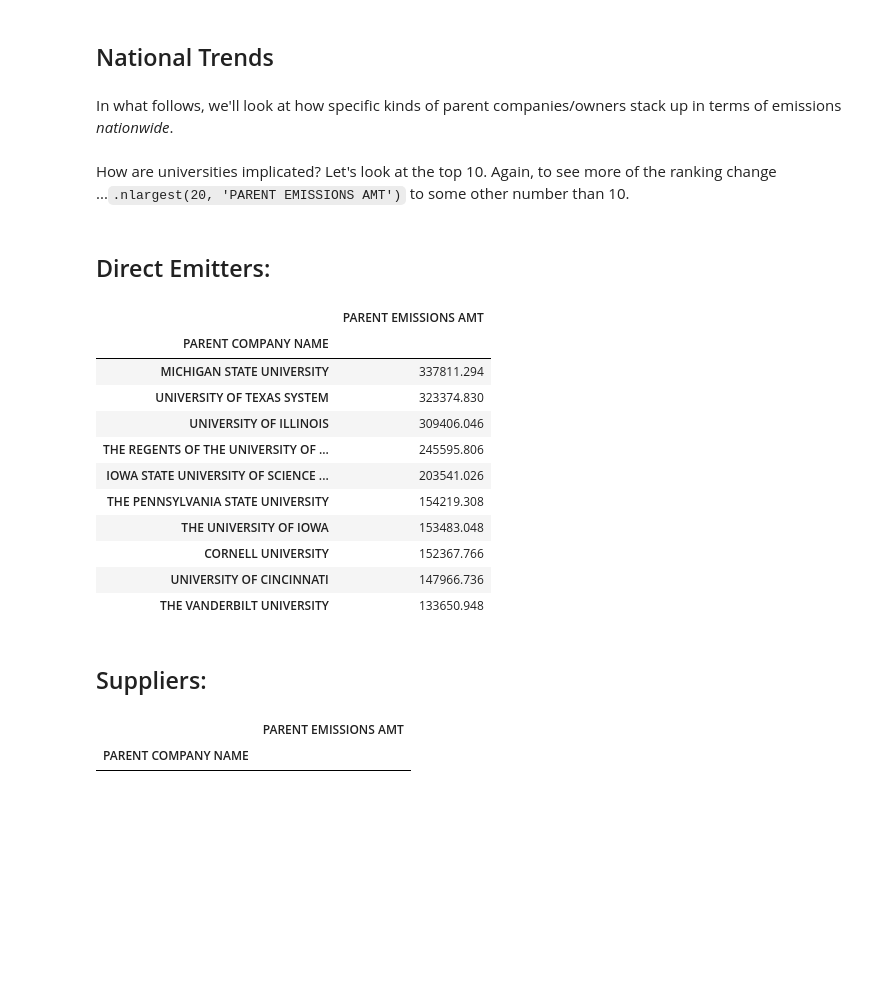
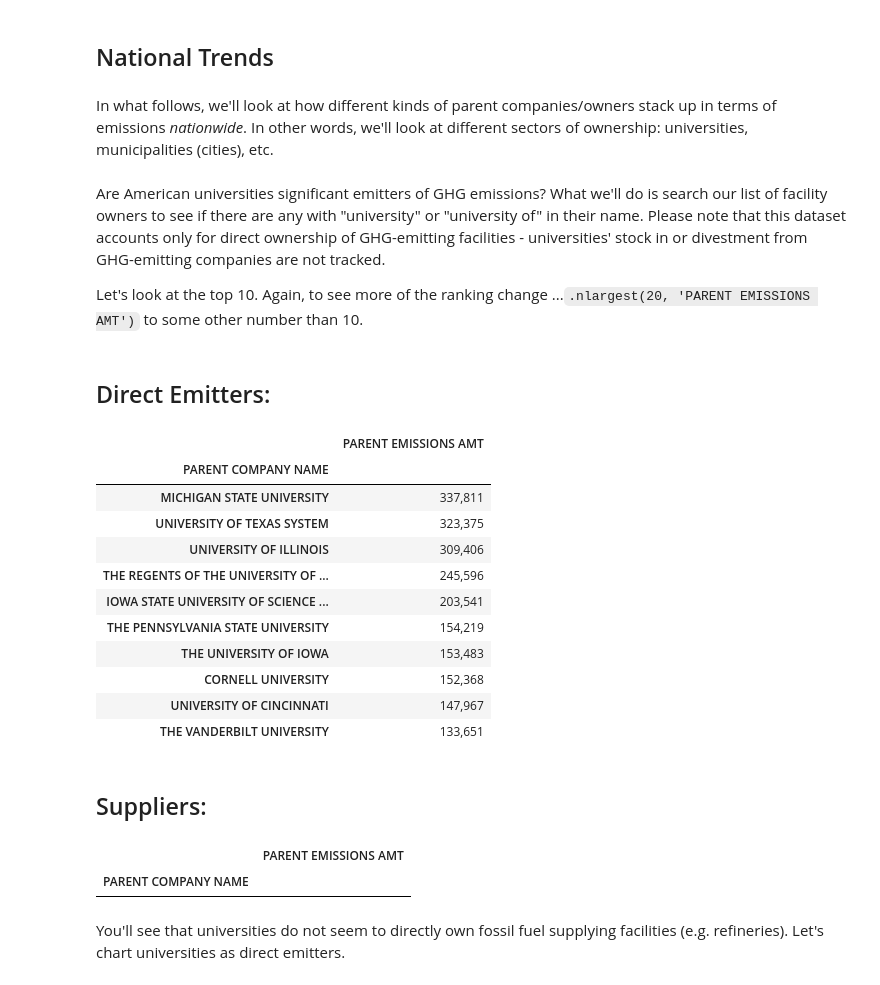
Before and after one commit to edgi-govdata-archiving/ECHO-GHG, a Jupyter notebook: ECHO_GHG.ipynb, the cells around one changed output. Drawn from its saved outputs; the diff is of its cells as text; code cells hidden in the pictures; blank space fills up the shorter version.

Commit message:
additional formatting edits
- introduced widget at end for entering search terms
- added more text to set up example search for "universities"
- formatted numeric outputs better

```diff
--- a/ECHO_GHG.ipynb
+++ b/ECHO_GHG.ipynb
@@ -462,38 +463,38 @@ geo_summary.nlargest(10, "PARENT EMISSIONS AMT").style.format({"PARENT EMISSIONS
 # %% [markdown]
 ## National Trends
 # %% [markdown]
-In what follows, we'll look at how specific kinds of parent companies/owners stack up in terms of emissions *nationwide*.
+In what follows, we'll look at how different kinds of parent companies/owners stack up in terms of emissions *nationwide*. In other words, we'll look at different sectors of ownership: universities, municipalities (cities), etc.
 # %% [markdown]
-How are universities implicated? Let's look at the top 10. Again, to see more of the ranking change ...`.nlargest(20, 'PARENT EMISSIONS AMT')` to some other number than 10.
+Are American universities significant emitters of GHG emissions? What we'll do is search our list of facility owners to see if there are any with "university" or "university of" in their name. Please note that this dataset accounts only for direct ownership of GHG-emitting facilities - universities' stock in or divestment from GHG-emitting companies are not tracked.
+
+Let's look at the top 10. Again, to see more of the ranking change ...`.nlargest(20, 'PARENT EMISSIONS AMT')` to some other number than 10.
 # %%
 e = summary_e.query("index.str.lower().str.contains('university')",engine='python').nlargest(10, 'PARENT EMISSIONS AMT')
-e.style.format({"PARENT EMISSIONS AMT": '{:,.0f}'})
-
 s = summary_s.query("index.str.lower().str.contains('university')",engine='python').nlargest(10, 'PARENT EMISSIONS AMT')
-s.style.format({"PARENT EMISSIONS AMT": '{:,.0f}'})
-
 
 display(HTML("<h2>Direct Emitters:</h2>"))
-display(e)
+display(e.style.format({"PARENT EMISSIONS AMT": '{:,.0f}'}))
 display(HTML("<h2>Suppliers:</h2>"))
-display(s)
+display(s.style.format({"PARENT EMISSIONS AMT": '{:,.0f}'}))
 # %% [output]
 Direct Emitters:
 |  | PARENT EMISSIONS AMT |
 | PARENT COMPANY NAME |  |
-| MICHIGAN STATE UNIVERSITY | 337811.294 |
-| UNIVERSITY OF TEXAS SYSTEM | 323374.830 |
-| UNIVERSITY OF ILLINOIS | 309406.046 |
-| THE REGENTS OF THE UNIVERSITY OF ... | 245595.806 |
-| IOWA STATE UNIVERSITY OF SCIENCE ... | 203541.026 |
-| THE PENNSYLVANIA STATE UNIVERSITY | 154219.308 |
-| THE UNIVERSITY OF IOWA | 153483.048 |
-| CORNELL UNIVERSITY | 152367.766 |
-| UNIVERSITY OF CINCINNATI | 147966.736 |
-| THE VANDERBILT UNIVERSITY | 133650.948 |
+| MICHIGAN STATE UNIVERSITY | 337,811 |
+| UNIVERSITY OF TEXAS SYSTEM | 323,375 |
+| UNIVERSITY OF ILLINOIS | 309,406 |
+| THE REGENTS OF THE UNIVERSITY OF ... | 245,596 |
+| IOWA STATE UNIVERSITY OF SCIENCE ... | 203,541 |
+| THE PENNSYLVANIA STATE UNIVERSITY | 154,219 |
+| THE UNIVERSITY OF IOWA | 153,483 |
+| CORNELL UNIVERSITY | 152,368 |
+| UNIVERSITY OF CINCINNATI | 147,967 |
+| THE VANDERBILT UNIVERSITY | 133,651 |
 Suppliers:
 |  | PARENT EMISSIONS AMT |
 | PARENT COMPANY NAME |  |
+# %% [markdown]
+You'll see that universities do not seem to directly own fossil fuel supplying facilities (e.g. refineries). Let's chart universities as direct emitters.
 # %%
 import numpy as np
 fig, ax = plt.subplots()
```
Also changed, not shown: parts of 26 cells of this notebook.
